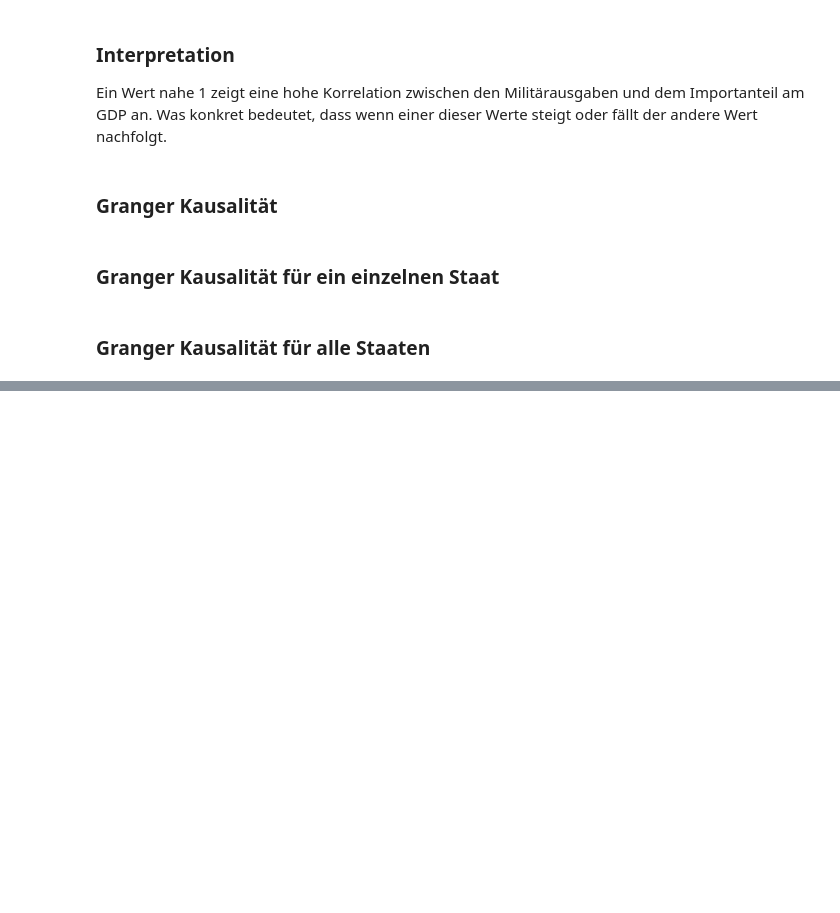
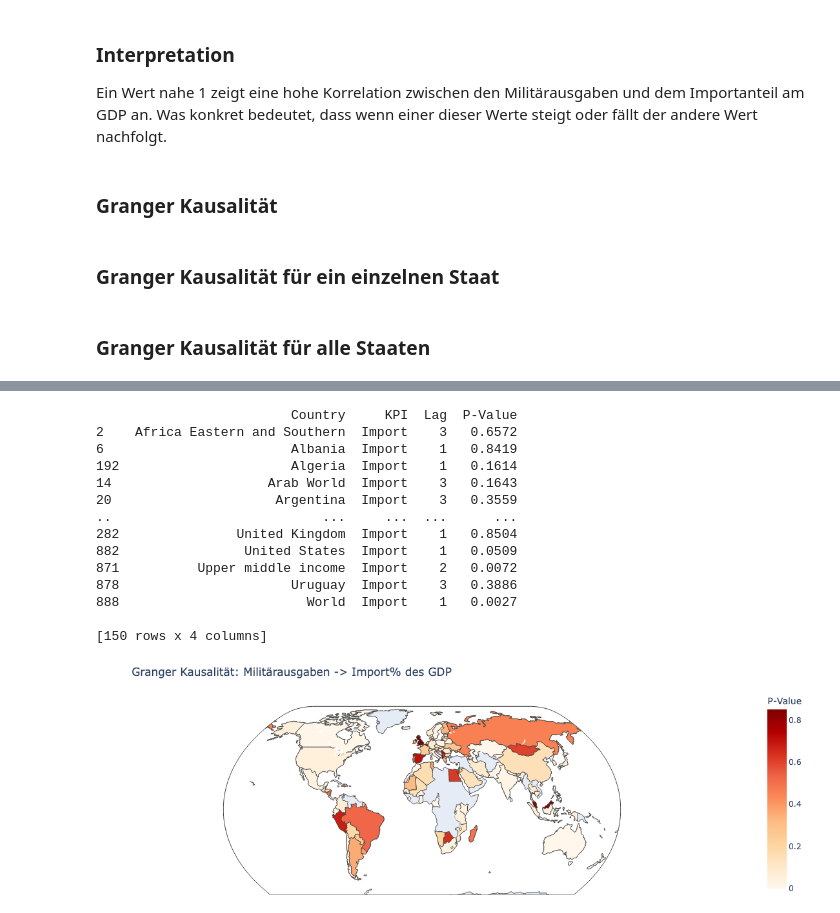
Before and after one commit to lorbke/BDA, a Jupyter notebook: granger.ipynb, the cells around one changed output, grey strips where cells are left out. Cells and saved outputs as stored; diff of their text form; code cells hidden in the pictures; blank space fills up the shorter version.

Commit message:
added interactive maps for import and export

```diff
--- a/granger.ipynb
+++ b/granger.ipynb
@@ -321,0 +352,41 @@ print(granger_df.sort_values(by='P-Value').head(10))
+# %%
+import pandas as pd
+import pycountry
+import plotly.express as px
+
+df_map = granger_df[granger_df["KPI"] == "Import"]
+df_map = df_map.loc[df_map.groupby('Country')['P-Value'].idxmin()]
+print(df_map)
+
+# 4) Interaktive Choropleth-Karte
+fig = px.choropleth(
+    df_map,
+    locations='Country',
+    locationmode='country names',
+    color='P-Value',
+    hover_name='Country',
+    hover_data=['Lag'],
+    color_continuous_scale='OrRd',
+    projection='natural earth',
+    title='Granger Kausalität: Militärausgaben -> Import% des GDP'
+)
+
+fig.update_geos(showcoastlines=True, showland=True, fitbounds='locations')
+fig.update_layout(margin={'r':0,'t':40,'l':0,'b':0})
+fig.show()
+# %% [output]
+                         Country     KPI  Lag  P-Value
+2    Africa Eastern and Southern  Import    3   0.6572
+6                        Albania  Import    1   0.8419
+192                      Algeria  Import    1   0.1614
+14                    Arab World  Import    3   0.1643
+20                     Argentina  Import    3   0.3559
+..                           ...     ...  ...      ...
+282               United Kingdom  Import    1   0.8504
+882                United States  Import    1   0.0509
+871          Upper middle income  Import    2   0.0072
+878                      Uruguay  Import    3   0.3886
+888                        World  Import    1   0.0027
+
+[150 rows x 4 columns]
+[figure, added]
```
Also changed, not shown: parts of 3 cells of this notebook.
